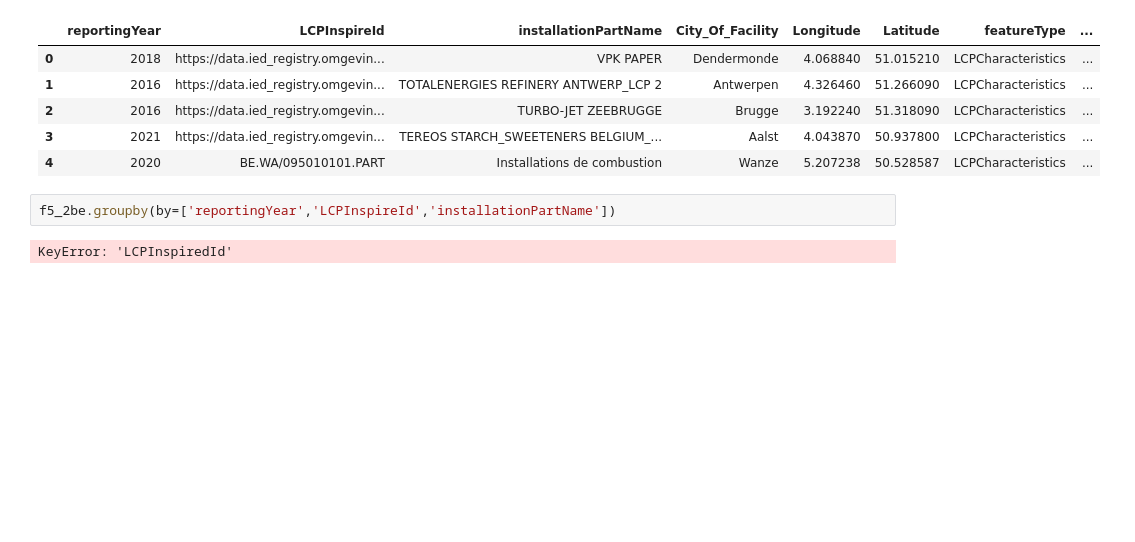
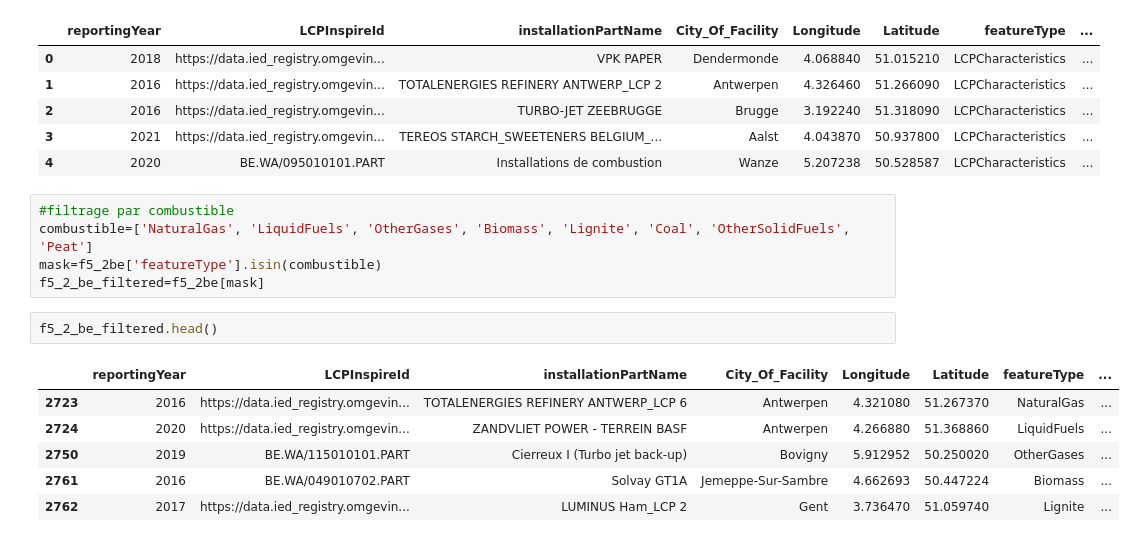
Before and after one commit to olivierpi974/belgian-environement-monitor, a Jupyter notebook: notebooks/silver_f5_2_energy_profiling.ipynb, the cells around one changed output. Drawn from its saved outputs; the diff is of its cells as text; blank space fills up the shorter version.

```diff
--- a/notebooks/silver_f5_2_energy_profiling.ipynb
+++ b/notebooks/silver_f5_2_energy_profiling.ipynb
@@ -81,7 +89,17 @@ f5_2be.head()
 | 2 | 2016 | https://data.ied_registry.omgevin... | TURBO-JET ZEEBRUGGE | Brugge | 3.192240 | 51.318090 | LCPCharacteristics | ... |
 | 3 | 2021 | https://data.ied_registry.omgevin... | TEREOS STARCH_SWEETENERS BELGIUM_... | Aalst | 4.043870 | 50.937800 | LCPCharacteristics | ... |
 | 4 | 2020 | BE.WA/095010101.PART | Installations de combustion | Wanze | 5.207238 | 50.528587 | LCPCharacteristics | ... |
-# %%
-f5_2be.groupby(by=['reportingYear','LCPInspireId','installationPartName'])
-# %% [output]
-KeyError: 'LCPInspiredId'
+# %%
+#filtrage par combustible
+combustible=['NaturalGas', 'LiquidFuels', 'OtherGases', 'Biomass', 'Lignite', 'Coal', 'OtherSolidFuels', 'Peat']
+mask=f5_2be['featureType'].isin(combustible)
+f5_2_be_filtered=f5_2be[mask]
+# %%
+f5_2_be_filtered.head()
+# %% [output]
+|  | reportingYear | LCPInspireId | installationPartName | City_Of_Facility | Longitude | Latitude | featureType | ... |
+| 2723 | 2016 | https://data.ied_registry.omgevin... | TOTALENERGIES REFINERY ANTWERP_LCP 6 | Antwerpen | 4.321080 | 51.267370 | NaturalGas | ... |
+| 2724 | 2020 | https://data.ied_registry.omgevin... | ZANDVLIET POWER - TERREIN BASF | Antwerpen | 4.266880 | 51.368860 | LiquidFuels | ... |
+| 2750 | 2019 | BE.WA/115010101.PART | Cierreux I (Turbo jet back-up) | Bovigny | 5.912952 | 50.250020 | OtherGases | ... |
+| 2761 | 2016 | BE.WA/049010702.PART | Solvay GT1A | Jemeppe-Sur-Sambre | 4.662693 | 50.447224 | Biomass | ... |
+| 2762 | 2017 | https://data.ied_registry.omgevin... | LUMINUS Ham_LCP 2 | Gent | 3.736470 | 51.059740 | Lignite | ... |
```
Also changed, not shown: parts of 18 cells of this notebook, 10 other files.
